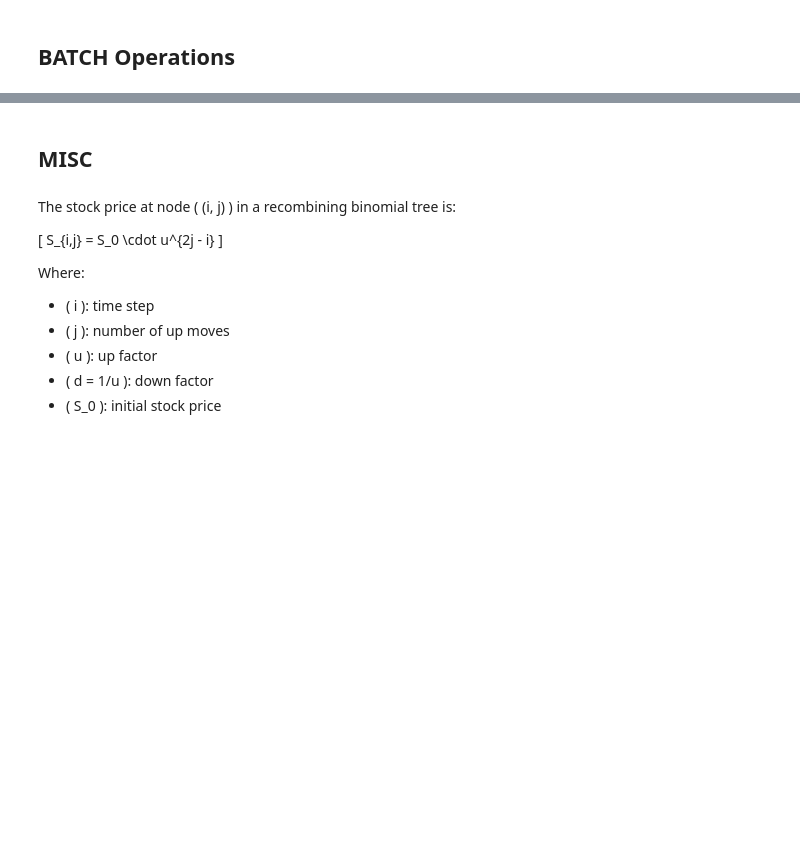
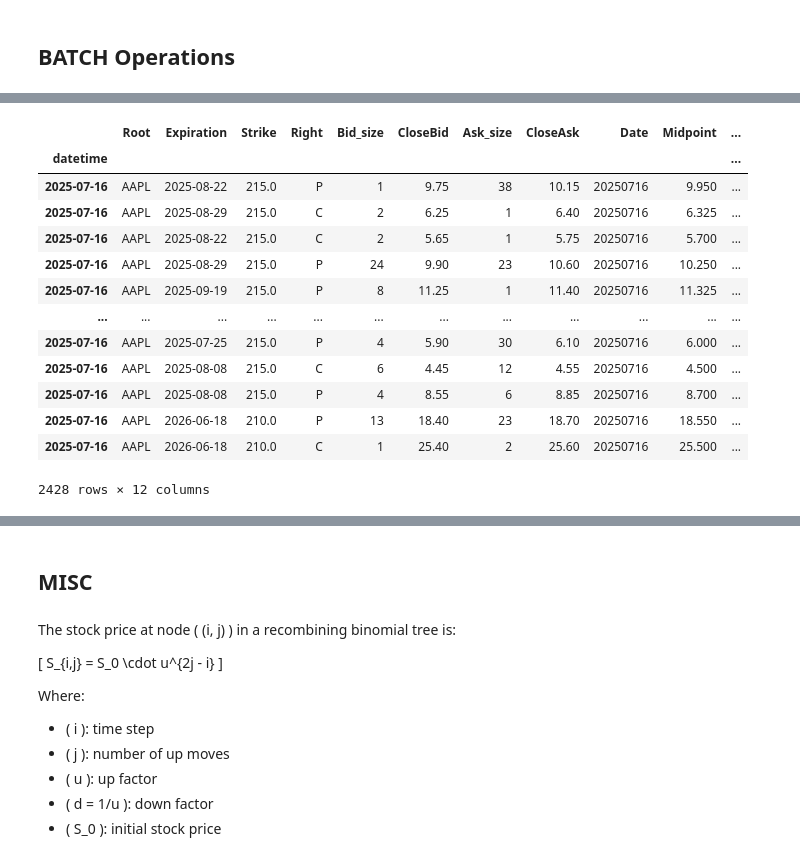
Before and after one commit to Zino-ctrlZ/QuantTools, a Jupyter notebook: module_test/raw_code/optionlib/testing.ipynb, the cells around one changed output, grey strips where cells are left out. Cells and saved outputs as stored; diff of their text form; code cells hidden in the pictures; blank space fills up the shorter version.

```diff
--- a/module_test/raw_code/optionlib/testing.ipynb
+++ b/module_test/raw_code/optionlib/testing.ipynb
@@ -5089,0 +5556,17 @@ runProcesses(vector_brute_force,
+# %%
+aapl_chain
+# %% [output]
+|  | Root | Expiration | Strike | Right | Bid_size | CloseBid | Ask_size | CloseAsk | Date | Midpoint | ... |
+| datetime |  |  |  |  |  |  |  |  |  |  | ... |
+| 2025-07-16 | AAPL | 2025-08-22 | 215.0 | P | 1 | 9.75 | 38 | 10.15 | 20250716 | 9.950 | ... |
+| 2025-07-16 | AAPL | 2025-08-29 | 215.0 | C | 2 | 6.25 | 1 | 6.40 | 20250716 | 6.325 | ... |
+| 2025-07-16 | AAPL | 2025-08-22 | 215.0 | C | 2 | 5.65 | 1 | 5.75 | 20250716 | 5.700 | ... |
+| 2025-07-16 | AAPL | 2025-08-29 | 215.0 | P | 24 | 9.90 | 23 | 10.60 | 20250716 | 10.250 | ... |
+| 2025-07-16 | AAPL | 2025-09-19 | 215.0 | P | 8 | 11.25 | 1 | 11.40 | 20250716 | 11.325 | ... |
+| ... | ... | ... | ... | ... | ... | ... | ... | ... | ... | ... | ... |
+| 2025-07-16 | AAPL | 2025-07-25 | 215.0 | P | 4 | 5.90 | 30 | 6.10 | 20250716 | 6.000 | ... |
+| 2025-07-16 | AAPL | 2025-08-08 | 215.0 | C | 6 | 4.45 | 12 | 4.55 | 20250716 | 4.500 | ... |
+| 2025-07-16 | AAPL | 2025-08-08 | 215.0 | P | 4 | 8.55 | 6 | 8.85 | 20250716 | 8.700 | ... |
+| 2025-07-16 | AAPL | 2026-06-18 | 210.0 | P | 13 | 18.40 | 23 | 18.70 | 20250716 | 18.550 | ... |
+| 2025-07-16 | AAPL | 2026-06-18 | 210.0 | C | 1 | 25.40 | 2 | 25.60 | 20250716 | 25.500 | ... |
+2428 rows × 12 columns
```
Also changed, not shown: parts of 43 cells of this notebook, 30 other files.
